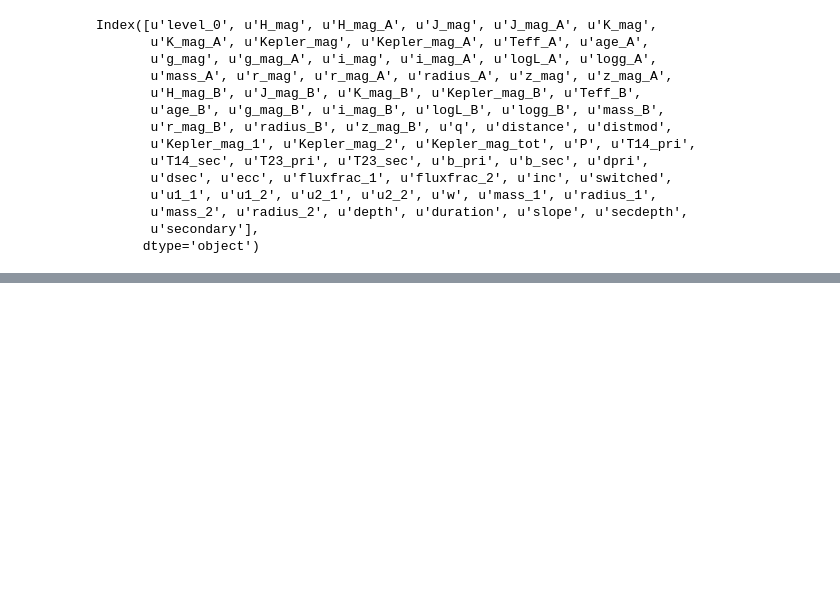
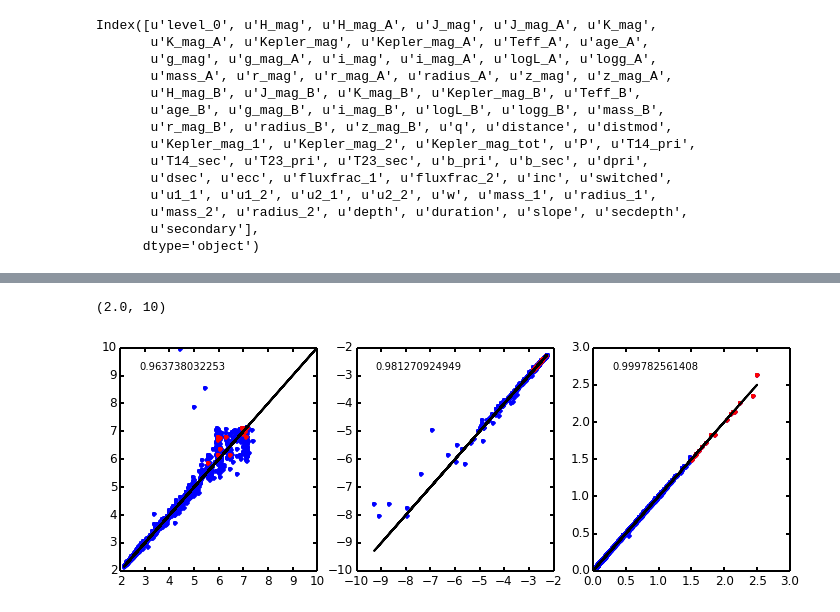
Before and after one commit to timothydmorton/exosyspop, a Jupyter notebook: Exploration.ipynb, the cells around one changed output, grey strips where cells are left out. Cells and saved outputs as stored; diff of their text form; code cells hidden in the pictures; blank space fills up the shorter version.

```diff
--- a/Exploration.ipynb
+++ b/Exploration.ipynb
@@ -161,0 +153,22 @@ rootLogger.setLevel(logging.DEBUG)
+# %%
+%matplotlib inline
+import matplotlib.pyplot as plt
+
+fig, axes = plt.subplots(1, 3, figsize=(12,4))
+
+slope_diff = (np.abs(Yt[0]-Yp[0]))/Yt[0]
+bad = slope_diff > 0.2
+bad = Yt[2] > 1.5
+
+for ax,(yt,yp),score in zip(axes, zip(Yt,Yp), scores):
+    ax.plot(yt, yp, '.')
+    ax.plot(yt[bad], yp[bad], 'r.')
+    ax.plot(yt, yt, 'k-')
+    ax.annotate(score, xy=(0.1,0.9), xycoords='axes fraction')
+maxslope = 10
+axes[0].set_xlim(xmax=maxslope)
+axes[0].set_ylim(ymax=maxslope);
+#print(np.where(bad))
+# %% [output]
+(2.0, 10)
+[figure, added]
```
Also changed, not shown: parts of 42 cells of this notebook.
